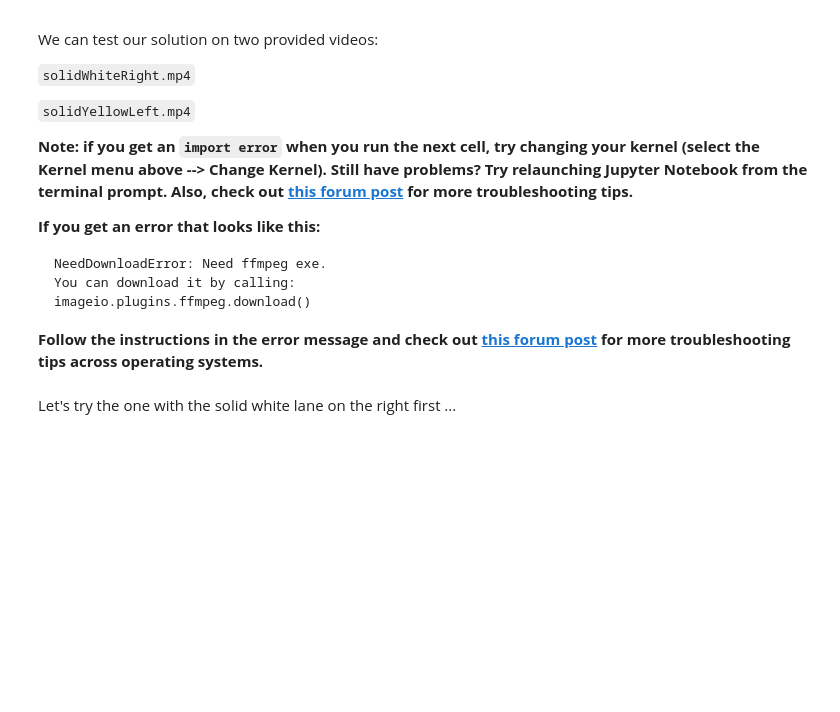
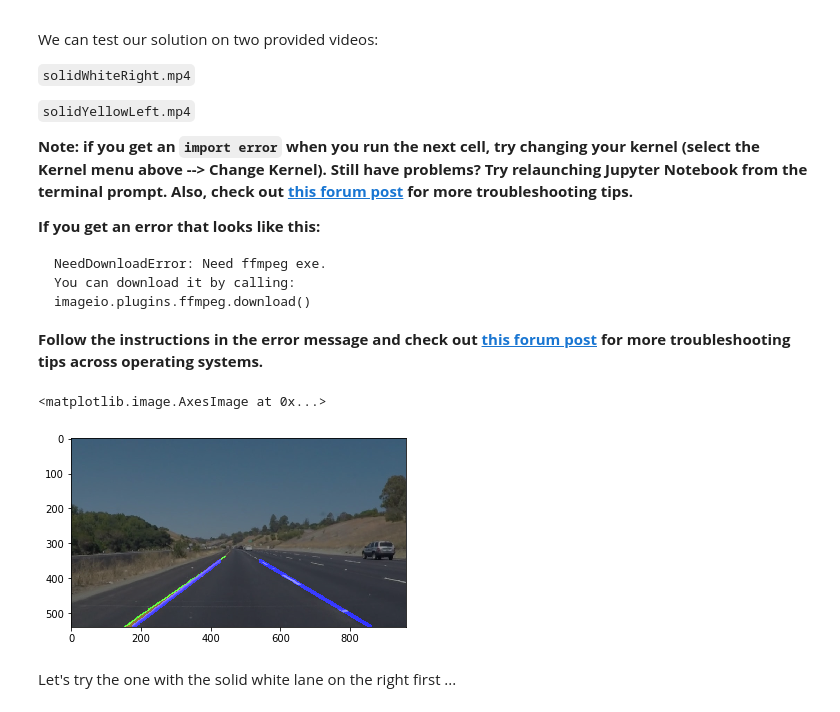
Before and after one commit to wwoody827/CarND-LaneLines-P1, a Jupyter notebook: P1.ipynb, the cells around one changed output. Drawn from its saved outputs; the diff is of its cells as text; code cells hidden in the pictures; blank space fills up the shorter version.

```diff
--- a/P1.ipynb
+++ b/P1.ipynb
@@ -285,8 +352,17 @@ def process_image(image):
     ########### parameters: ##########
     #
     # color
-    color_lower = np.array([150,150,0])#example value
+    color_lower = np.array([210,210,210])#example value
+    color_lower_yellow = np.array([200,200,0])#example value
     color_upper = np.array([255,255,255]) #example value
+
+    sensitivity = 50
+    color_hsv_white_lower = np.array([0,0,255-sensitivity])
+    color_hsv_white_upper = np.array([255,sensitivity,255])
+    color_hsv_yellow_lower = np.array([40,50,50])
+    color_hsv_yellow_upper = np.array([100,255,255])
+    #
+
 
     # roi
     roi_region = np.array([[0, height -1],
@@ -296,8 +372,8 @@ def process_image(image):
 
     # canny
     canny_low_threshold = 100
-    canny_high_threshold = 150
-    kernel_size = 3
+    canny_high_threshold = 160
+    kernel_size = 5
 
     # hough_lines
     rho = 1
@@ -306,22 +382,25 @@ def process_image(image):
     min_line_len = 10
     max_line_gap = 5
 
-
     ############ pipeline: ###########
 
+    # color mask
+    img_hsv = cv2.cvtColor(image, cv2.COLOR_BGR2HSV)
+
+    color_mask_white = cv2.inRange(img_hsv, color_hsv_white_lower, color_hsv_white_upper)
+    color_mask_yellow = cv2.inRange(img_hsv, color_hsv_yellow_lower, color_hsv_yellow_upper)
+    color_mask = cv2.bitwise_or(color_mask_white, color_mask_yellow)
 
 
-    # color mask
-    color_mask_white = cv2.inRange(image, color_lower, color_upper)
-    image_color_select = cv2.bitwise_and(image, image, mask = color_mask_white)
+    image_color_select = cv2.bitwise_and(image, image, mask = color_mask)
 
+    # return color_mask_white
     # region of interest
     image_roi = region_of_interest(image_color_select, [roi_region])
 
     # canny detector
     image_gaussian = gaussian_blur(grayscale(image_roi), kernel_size)
     image_canny = canny(image_gaussian, canny_low_threshold, canny_high_threshold)
-
 
     # hough line
     image_hough = hough_lines(image_canny, rho, theta, threshold, min_line_len, max_line_gap)
@@ -330,6 +409,16 @@ def process_image(image):
     image_final = weighted_img(image_hough, image, α=0.6, β=1., λ=0.)
 
     return image_final
+# %%
+filename = 'solidYellowCurve.jpg'
+image = mpimg.imread('test_images/' + filename)
+output_image_name = 'test_images/' + filename.split('.')[0] + '_output.jpg'
+fig_output = plt.gcf()
+image_final = process_image(image)
+plt.imshow(image_final)
+# %% [output]
+<matplotlib.image.AxesImage at 0x...>
+[figure, added]
 # %% [markdown]
 Let's try the one with the solid white lane on the right first ...
 # %%
```
Also changed, not shown: parts of 7 cells of this notebook, 13 other files.
